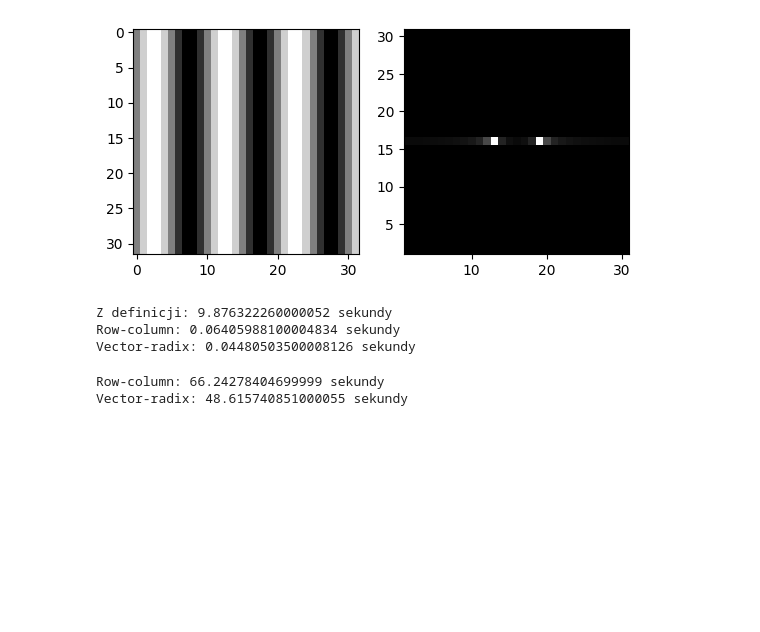
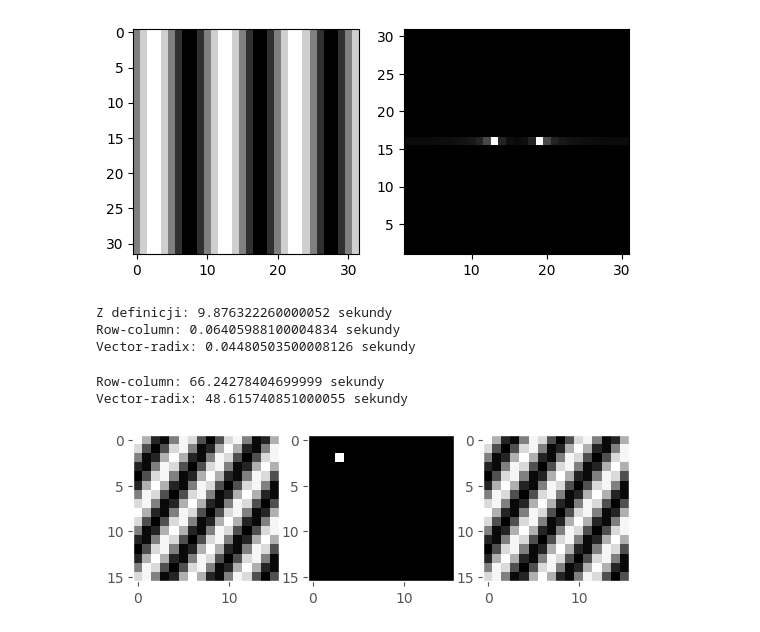
Before and after one commit to 5arcoramphu5/FastFourierTransform, a Jupyter notebook: eksperymenty.ipynb, the cells around one changed output. Cells and saved outputs as stored; diff of their text form; code cells hidden in the pictures; blank space fills up the shorter version.

Commit message:
gratings and compression

```diff
--- a/eksperymenty.ipynb
+++ b/eksperymenty.ipynb
@@ -529,3 +533,32 @@ print("Vector-radix:", end-start, "sekundy")
 # %% [output]
 Row-column: 66.24278404699999 sekundy
 Vector-radix: 48.615740851000055 sekundy
+# %%
+canvasSize = 16
+a = grating(canvasSize, 8, 0, 0, 1)
+
+x = np.arange(canvasSize)
+X, Y = np.meshgrid(x, x)
+k1 = 3
+k2 = 2
+a = np.exp(1j * X * k1 * 2 * np.pi / canvasSize) * np.exp(1j * Y * k2 * 2 * np.pi / canvasSize)
+
+plt.set_cmap("gray")
+
+plt.subplot(131)
+plt.imshow(np.real(a))
+plt.grid(False)
+
+plt.subplot(132)
+A = np.fft.fft2(a)
+
+plt.imshow(np.abs(A))
+plt.grid(False)
+
+plt.subplot(133)
+plt.imshow(np.real(np.fft.ifft2(A)))
+plt.grid(False)
+
+plt.show()
+# %% [output]
+[figure, added]
```
Also changed, not shown: parts of 7 cells of this notebook.
